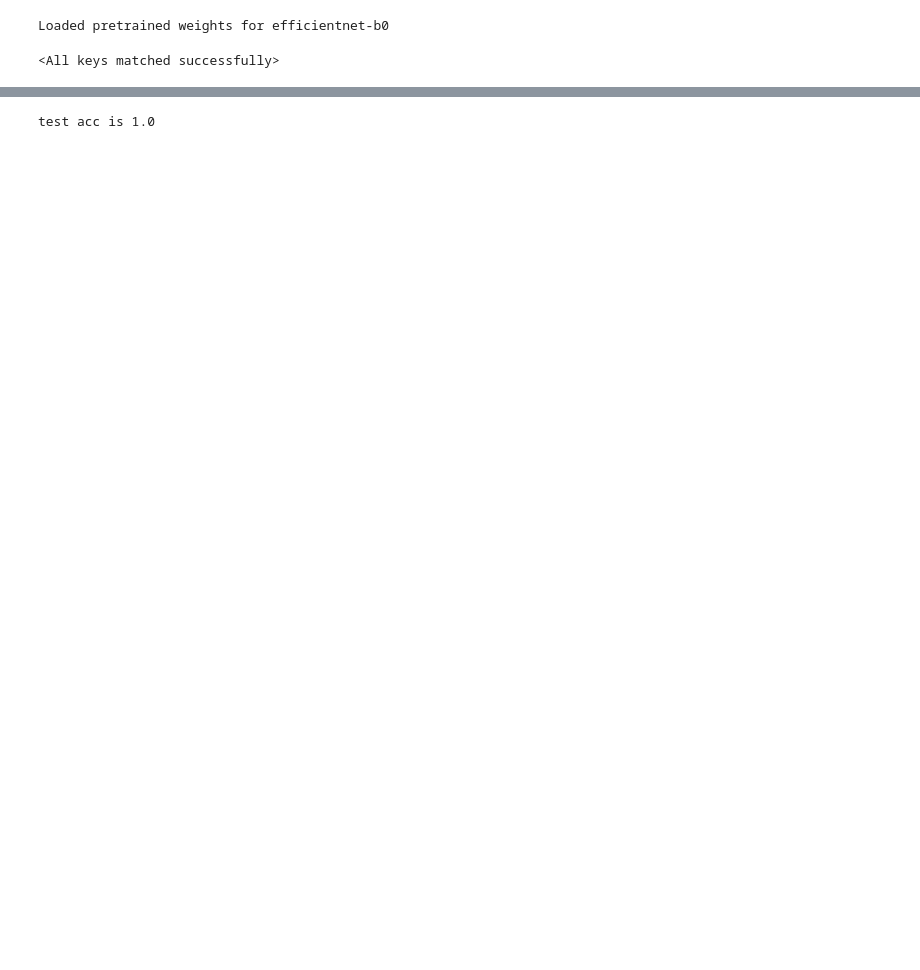
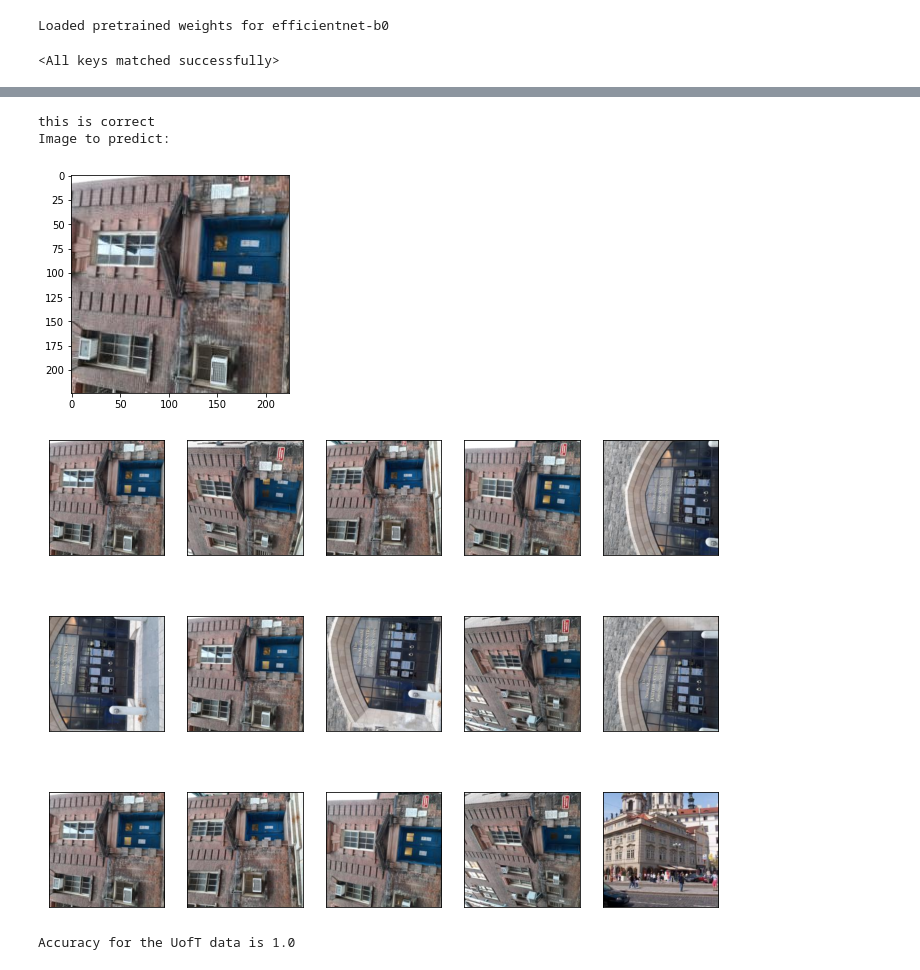
Before and after one commit to Stepheny755/APS360-Landmarkers, a Jupyter notebook: demo.ipynb, the cells around one changed output, grey strips where cells are left out. Cells and saved outputs as stored; diff of their text form; code cells hidden in the pictures; blank space fills up the shorter version.

```diff
--- a/demo.ipynb
+++ b/demo.ipynb
@@ -111,6 +105,34 @@ uoft_loader_names = torch.utils.data.DataLoader(
             num_workers=config.num_workers,)
 # %%
 knn_model.add_embeddings(uoft_loader, uoft_loader_names)
+# %%
+test_dataset = UofTData("datasets", train=False)
+test_dataset.transform = train_loader.dataset.transform
+test_uoft_loader = torch.utils.data.DataLoader(
+            dataset=dataset,
+            batch_size=config.batch_size,
+            num_workers=config.num_workers,)
+acc_total = 0
+num_samples = 0
+idx = 0
+(sample, label), (fn, _) = test_dataset[idx], test_dataset.imgs[idx]
+pred, top_classes_images, top_preds = knn_model.predict(sample.unsqueeze(0))
+
+if pred == label:
+    print("this is correct")
+else:
+    print("this is wrong")
+print("Image to predict:")
+images_list = np.concatenate(top_classes_images, axis=0).flatten()
+img = mpimg.imread(fn)
+plt.imshow(img)
+plt.show()
+out = plot_imgs(images_list, m=3, k=5)
+# %% [output]
+this is correct
+Image to predict:
+[figure, added]
+[figure, added]
 # %%
 test_dataset = UofTData("datasets", train=False)
 test_dataset.transform = train_loader.dataset.transform
@@ -122,11 +144,9 @@ acc_total = 0
 num_samples = 0
 
 for idx, (images, labels) in enumerate(test_uoft_loader):
-    if idx > 1:
-        break
-    preds, images = knn_model.predict(images)
+    preds, images, top_preds= knn_model.predict(images)
     num_samples += preds.shape[0]
     acc_total += np.sum(preds == labels.detach().numpy())
 print(f"Accuracy for the UofT data is {acc_total/num_samples}")
 # %% [output]
-test acc is 1.0
+Accuracy for the UofT data is 1.0
```
Also changed, not shown: parts of 9 cells of this notebook, 5 other files.
